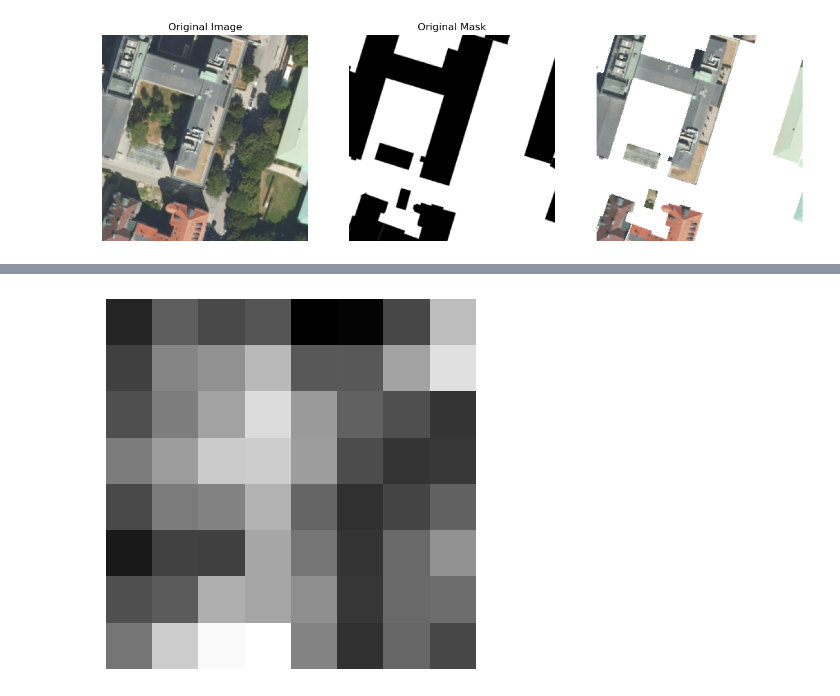
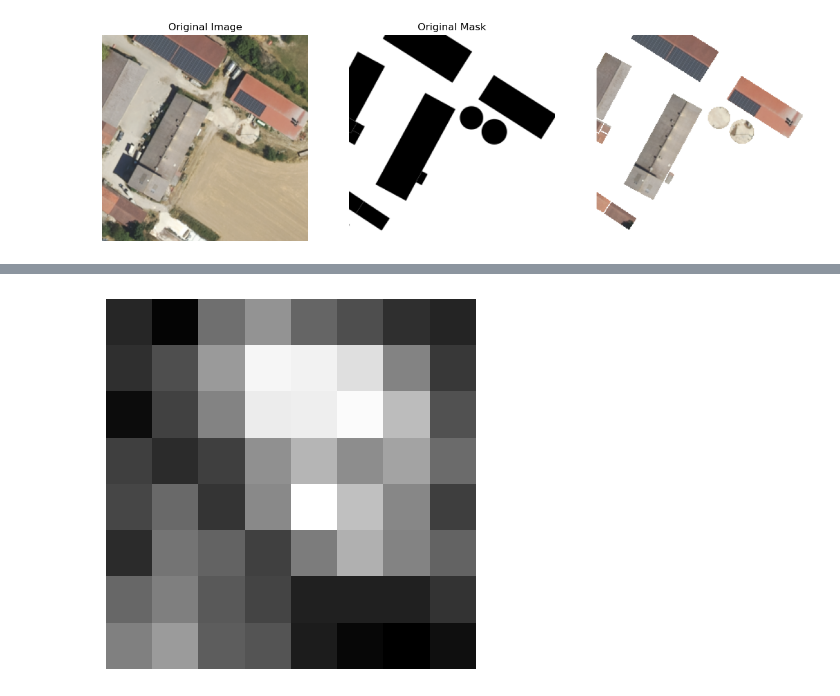
Before and after one commit to DaveS24/RoofSpotter, a Jupyter notebook: testing/component_testing.ipynb, the cells around one changed output, grey strips where cells are left out. Saved outputs shown, nothing was run; the diff lists cells and outputs as text; code cells hidden in the pictures.

```diff
--- a/testing/component_testing.ipynb
+++ b/testing/component_testing.ipynb
@@ -44,18 +44,17 @@ mask_head_upsample_filters: 256
 mask_head_optimizer: adam
 # %%
 dataset = BavarianBuildingDataset(image_dir='../data/bbd250-image', mask_dir='../data/bbd250-umring')
-gen = generator(dataset, dataset.train_test_val_split()[0], batch_size=config.batch_size)
+gen = generator(dataset, dataset.train_test_val_split()[1], batch_size=config.batch_size)
 images, masks = next(gen)
 
-testing_image = np.expand_dims(images[0], axis=0)
-testing_mask = np.expand_dims(masks[0], axis=0)
+test_idx = 0
 
-Visualizer.display_sample(testing_image[0], testing_mask[0])
+Visualizer.display_sample(images[test_idx], masks[test_idx])
 # %% [output]
-[figure, old version]
+[figure, new version]
 # %%
 backbone = Backbone(config)
 
-feature_maps = backbone.model.predict(testing_image)
-Visualizer.display_avg_feature_map(feature_maps)
+feature_maps = backbone.model.predict(images)
+Visualizer.display_avg_feature_map(feature_maps[test_idx])
 # %% [output]
@@ -63,4 +62,4 @@ Visualizer.display_avg_feature_map(feature_maps)
-[figure, old version]
+[figure, new version]
 # %%
 rpn = RPN(config, backbone)
 
```
Also changed, not shown: parts of 3 cells of this notebook, 11 other files.
